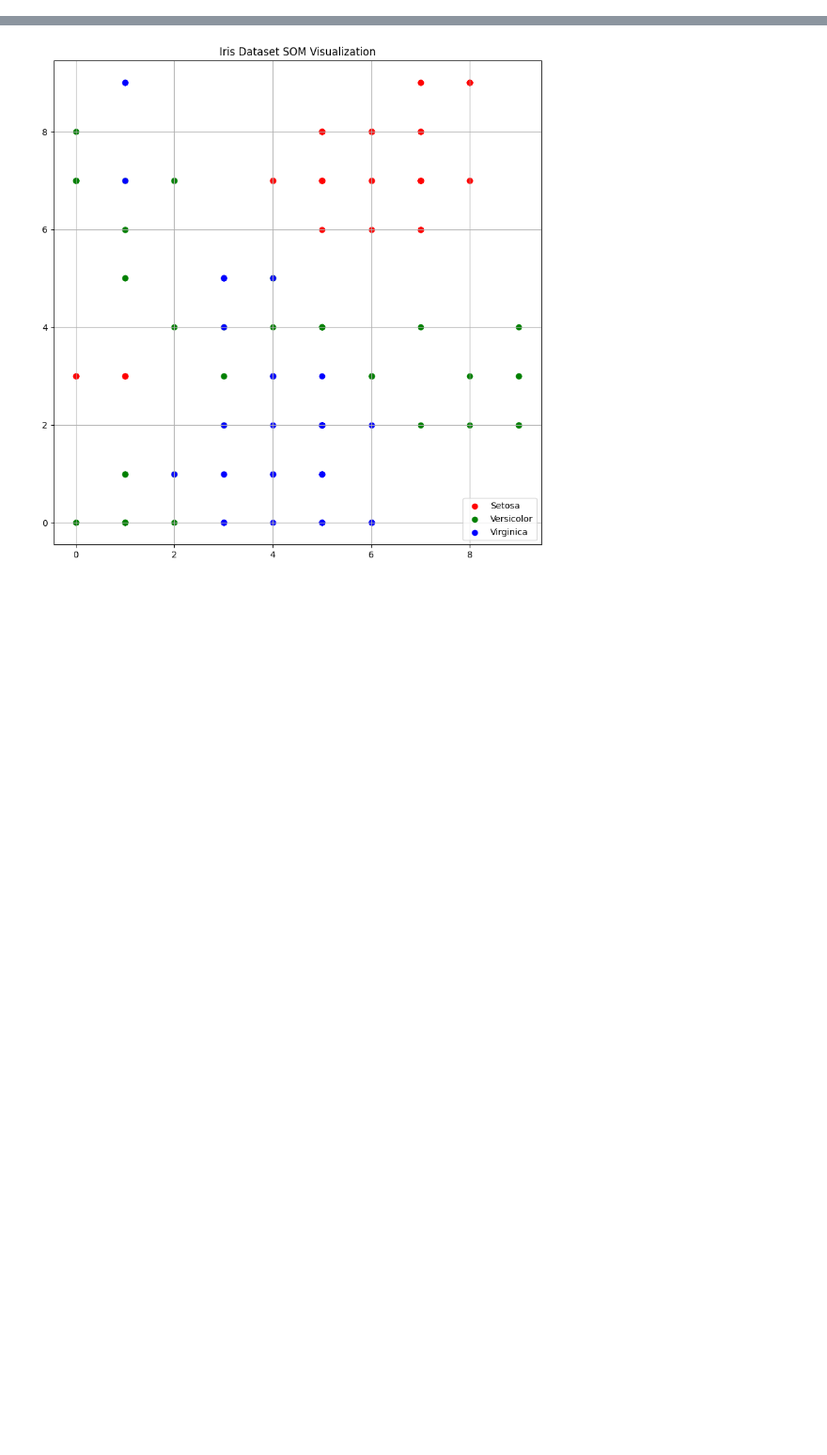
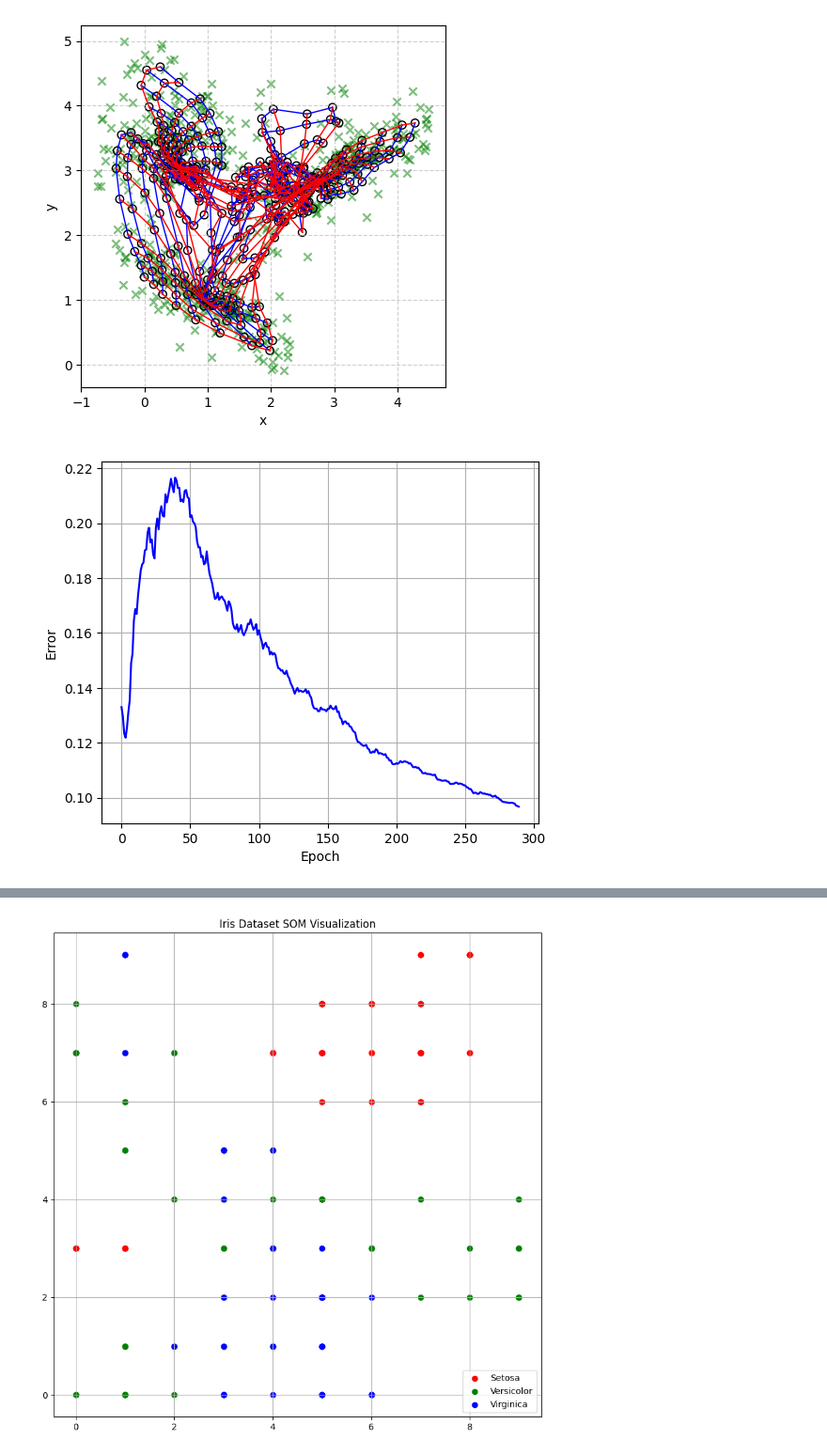
Before and after one commit to eddy0117/nn_hw, a Jupyter notebook: hw4/hw4.ipynb, the cells around one changed output, grey strips where cells are left out. Shown at 94% size. Cells and saved outputs as stored; diff of their text form; code cells hidden in the pictures; blank space fills up the shorter version.

```diff
--- a/hw4/hw4.ipynb
+++ b/hw4/hw4.ipynb
@@ -1,14 +152,32 @@
 # %%
-import os
-import numpy as np
-import matplotlib.pyplot as plt
-
 paths = os.listdir('data')
 
 all_data = []
 
 for path in paths:
     with open('data/' + path, 'r') as f:
         data = f.readlines()
     data = [x.strip().split('\t') for x in data]
     all_data.append(data)
+
+# 固定隨機種子
+np.random.seed(0)
+
+for idx in range(len(all_data)):
+
+    data = np.array(all_data[idx], dtype=np.float32)
+
+    hyper_params = {
+        'lr': 0.1,
+        'epochs': 5,
+        'sigma': 2.0
+    }
+
+    som = SelfOrganizingMap(2, (20, 20), hyper_params, 'uniform')
+
+    err_arr = som.train(data, save_gif=True, file_name=f'result{idx}.gif')
+    som.plot_mesh(data, show_plot=True)
+    som.plot_convergence(err_arr)
+# %% [output]
+[figure, added]
+[figure, added]
```
Also changed, not shown: parts of 5 cells of this notebook, 45 other files.
